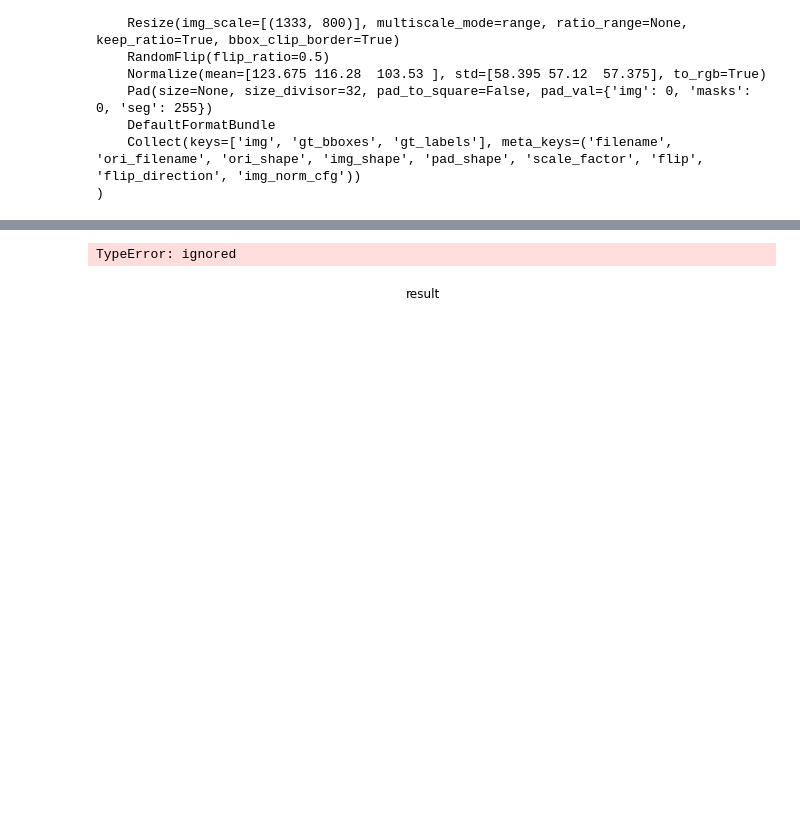
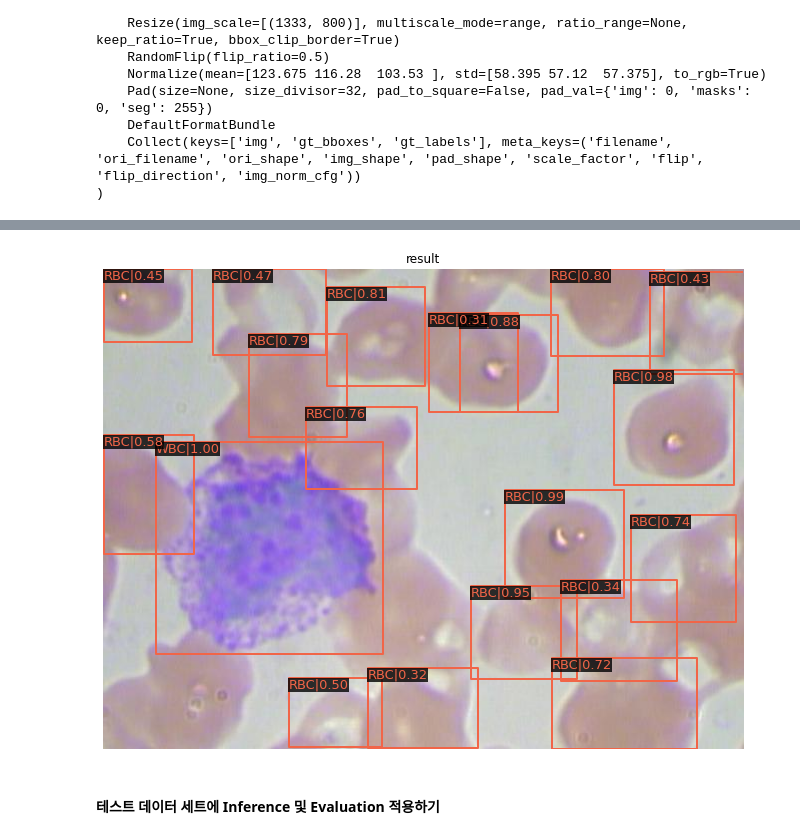
Before and after one commit to JIWON0520/TIL, a Jupyter notebook: 딥러닝/Computer_Vision/faster_rcnn_coco_data_format.ipynb, the cells around one changed output, grey strips where cells are left out. Drawn from its saved outputs; the diff is of its cells as text; code cells hidden in the pictures.

```diff
--- a/딥러닝/Computer_Vision/faster_rcnn_coco_data_format.ipynb
+++ b/딥러닝/Computer_Vision/faster_rcnn_coco_data_format.ipynb
@@ -271,12 +352,13 @@ train_detector(model,datasets,cfg,distributed=False,validate=True)
 # %%
 import cv2
 from mmdet.apis import inference_detector,init_detector,show_result_pyplot
 
-img=cv2.imread('/content/BCCD_Dataset/BCCD/JPEGImages/BloodImage_00007.jpg')
+img=cv2.imread('/content/BCCD_Dataset/BCCD/JPEGImages/BloodImage_00008.jpg')
 
 model.cfg=cfg
 result=inference_detector(model,img)
 show_result_pyplot(model,img,result)
 # %% [output]
-TypeError: ignored
-[figure, old version]
+[figure, new version]
+# %% [markdown]
+#### 테스트 데이터 세트에 Inference 및 Evaluation 적용하기
```
Also changed, not shown: parts of 15 cells of this notebook.
